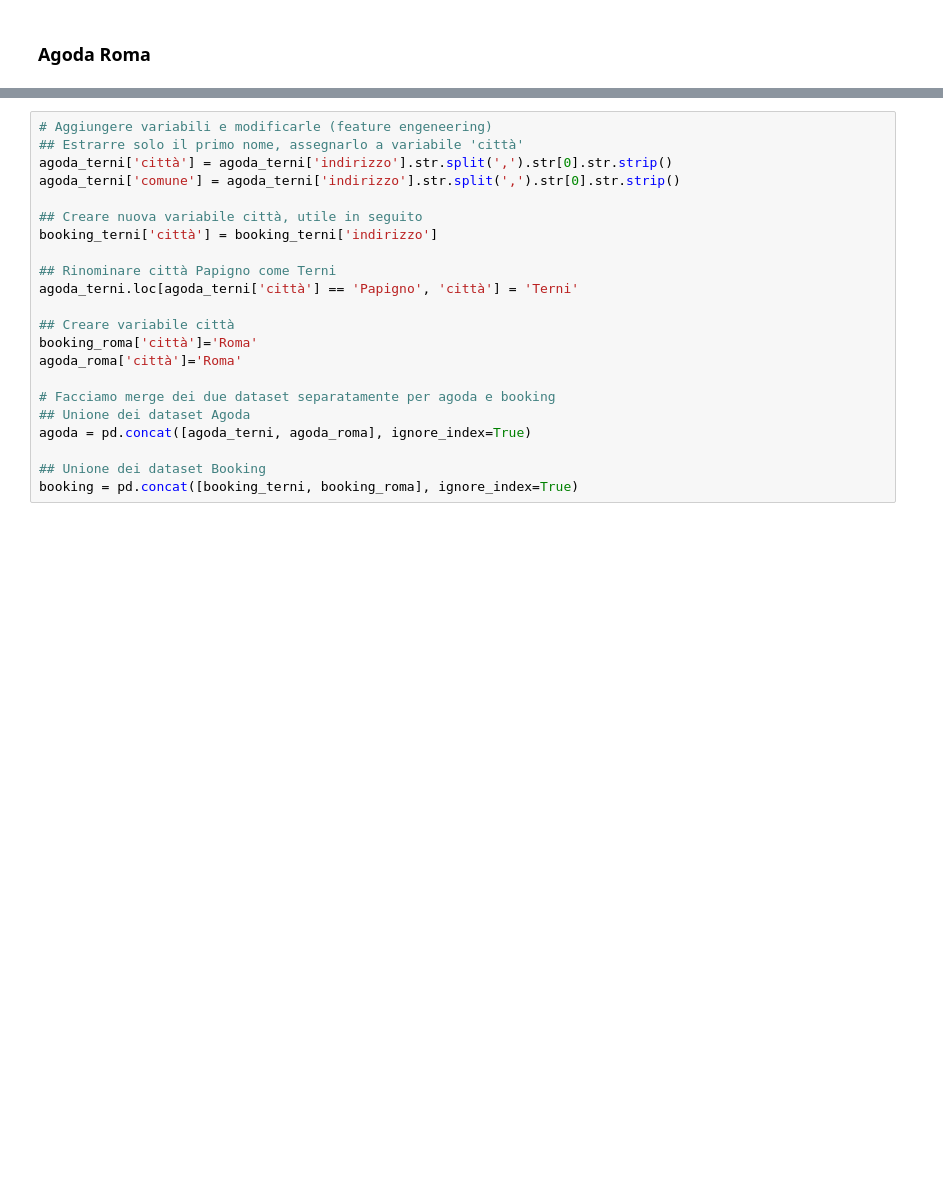
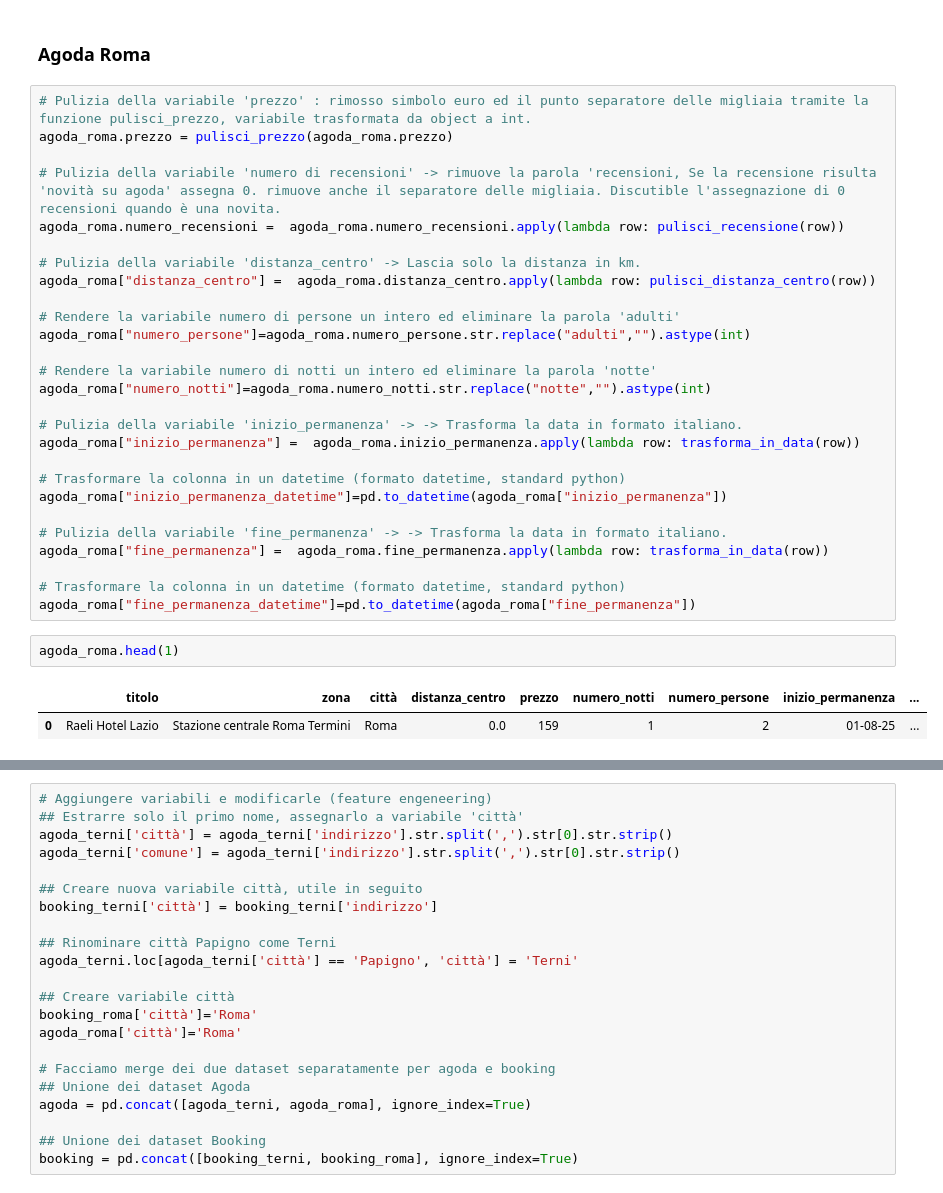
Before and after one commit to mattiamanna2203/RecordLinkage, a Jupyter notebook: Data Product/Cleaning_pipeline.ipynb, the cells around one changed output, grey strips where cells are left out. Saved outputs shown, nothing was run; the diff lists cells and outputs as text; blank space fills up the shorter version.

Commit message:
Update pulizia dati

```diff
--- a/Data Product/Cleaning_pipeline.ipynb
+++ b/Data Product/Cleaning_pipeline.ipynb
@@ -186,2 +391,34 @@ Inoltre per effettuare le dovute analisi bisogna:
 # %% [markdown]
 ### Agoda Roma
+# %%
+# Pulizia della variabile 'prezzo' : rimosso simbolo euro ed il punto separatore delle migliaia tramite la funzione pulisci_prezzo, variabile trasformata da object a int.
+agoda_roma.prezzo = pulisci_prezzo(agoda_roma.prezzo)
+
+# Pulizia della variabile 'numero di recensioni' -> rimuove la parola 'recensioni, Se la recensione risulta 'novità su agoda' assegna 0. rimuove anche il separatore delle migliaia. Discutible l'assegnazione di 0 recensioni quando è una novita.
+agoda_roma.numero_recensioni =  agoda_roma.numero_recensioni.apply(lambda row: pulisci_recensione(row))
+
+# Pulizia della variabile 'distanza_centro' -> Lascia solo la distanza in km.
+agoda_roma["distanza_centro"] =  agoda_roma.distanza_centro.apply(lambda row: pulisci_distanza_centro(row))
+
+# Rendere la variabile numero di persone un intero ed eliminare la parola 'adulti'
+agoda_roma["numero_persone"]=agoda_roma.numero_persone.str.replace("adulti","").astype(int)
+
+# Rendere la variabile numero di notti un intero ed eliminare la parola 'notte'
+agoda_roma["numero_notti"]=agoda_roma.numero_notti.str.replace("notte","").astype(int)
+
+# Pulizia della variabile 'inizio_permanenza' -> -> Trasforma la data in formato italiano.
+agoda_roma["inizio_permanenza"] =  agoda_roma.inizio_permanenza.apply(lambda row: trasforma_in_data(row))
+
+# Trasformare la colonna in un datetime (formato datetime, standard python)
+agoda_roma["inizio_permanenza_datetime"]=pd.to_datetime(agoda_roma["inizio_permanenza"])
+
+# Pulizia della variabile 'fine_permanenza' -> -> Trasforma la data in formato italiano.
+agoda_roma["fine_permanenza"] =  agoda_roma.fine_permanenza.apply(lambda row: trasforma_in_data(row))
+
+# Trasformare la colonna in un datetime (formato datetime, standard python)
+agoda_roma["fine_permanenza_datetime"]=pd.to_datetime(agoda_roma["fine_permanenza"])
+# %%
+agoda_roma.head(1)
+# %% [output]
+|  | titolo | zona | città | distanza_centro | prezzo | numero_notti | numero_persone | inizio_permanenza | ... |
+| 0 | Raeli Hotel Lazio | Stazione centrale Roma Termini | Roma | 0.0 | 159 | 1 | 2 | 01-08-25 | ... |
```
Also changed, not shown: parts of 41 cells of this notebook, 4 other files.
